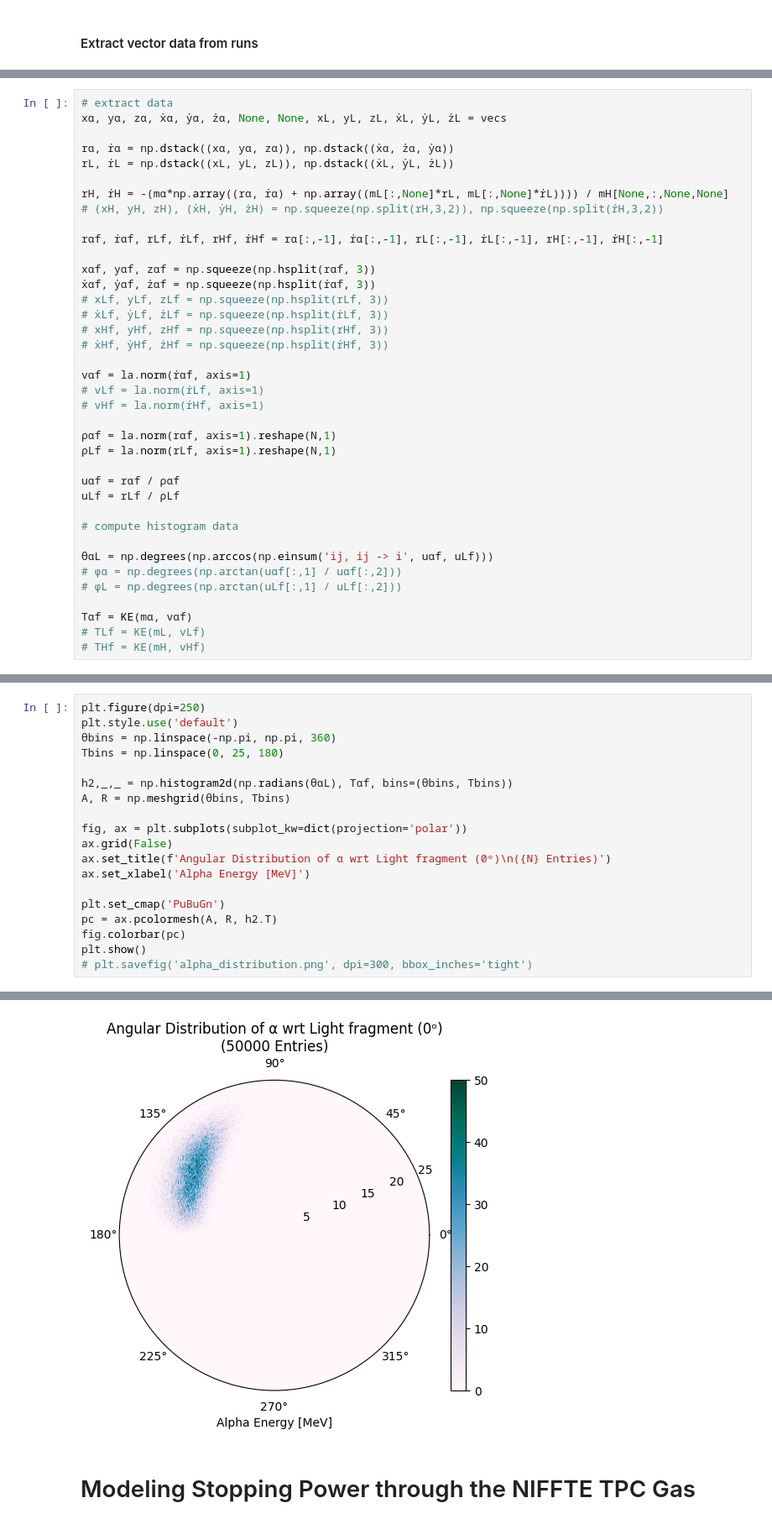
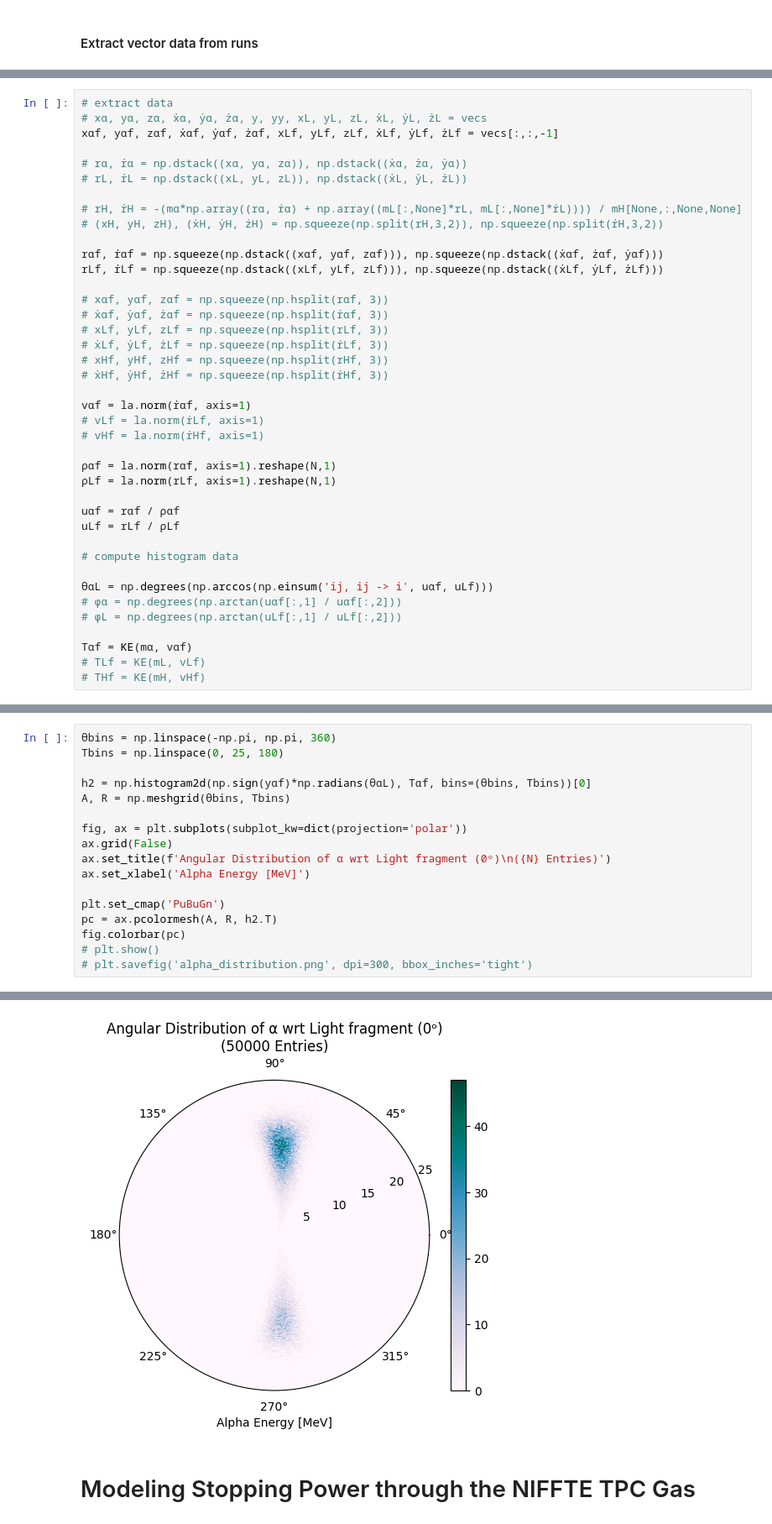
Before and after one commit to jfuzaroa/fission_sim, a Jupyter notebook: ternary_mcs.ipynb, the cells around one changed output, grey strips where cells are left out. Shown: that part at 84% size. Saved outputs shown, nothing was run; the diff lists cells and outputs as text.

```diff
--- a/ternary_mcs.ipynb
+++ b/ternary_mcs.ipynb
@@ -369,17 +360,19 @@ np.shape(vecs)
 # %%
 # extract data
-xα, yα, zα, ẋα, ẏα, żα, None, None, xL, yL, zL, ẋL, ẏL, żL = vecs
+# xα, yα, zα, ẋα, ẏα, żα, y, yy, xL, yL, zL, ẋL, ẏL, żL = vecs
+xαf, yαf, zαf, ẋαf, ẏαf, żαf, xLf, yLf, zLf, ẋLf, ẏLf, żLf = vecs[:,:,-1]
 
-rα, ṙα = np.dstack((xα, yα, zα)), np.dstack((ẋα, żα, ẏα))
-rL, ṙL = np.dstack((xL, yL, zL)), np.dstack((ẋL, ẏL, żL))
+# rα, ṙα = np.dstack((xα, yα, zα)), np.dstack((ẋα, żα, ẏα))
+# rL, ṙL = np.dstack((xL, yL, zL)), np.dstack((ẋL, ẏL, żL))
 
-rH, ṙH = -(mα*np.array((rα, ṙα) + np.array((mL[:,None]*rL, mL[:,None]*ṙL)))) / mH[None,:,None,None]
+# rH, ṙH = -(mα*np.array((rα, ṙα) + np.array((mL[:,None]*rL, mL[:,None]*ṙL)))) / mH[None,:,None,None]
 # (xH, yH, zH), (ẋH, ẏH, żH) = np.squeeze(np.split(rH,3,2)), np.squeeze(np.split(ṙH,3,2))
 
-rαf, ṙαf, rLf, ṙLf, rHf, ṙHf = rα[:,-1], ṙα[:,-1], rL[:,-1], ṙL[:,-1], rH[:,-1], ṙH[:,-1]
+rαf, ṙαf = np.squeeze(np.dstack((xαf, yαf, zαf))), np.squeeze(np.dstack((ẋαf, żαf, ẏαf)))
+rLf, ṙLf = np.squeeze(np.dstack((xLf, yLf, zLf))), np.squeeze(np.dstack((ẋLf, ẏLf, żLf)))
 
-xαf, yαf, zαf = np.squeeze(np.hsplit(rαf, 3))
-ẋαf, ẏαf, żαf = np.squeeze(np.hsplit(ṙαf, 3))
+# xαf, yαf, zαf = np.squeeze(np.hsplit(rαf, 3))
+# ẋαf, ẏαf, żαf = np.squeeze(np.hsplit(ṙαf, 3))
 # xLf, yLf, zLf = np.squeeze(np.hsplit(rLf, 3))
 # ẋLf, ẏLf, żLf = np.squeeze(np.hsplit(ṙLf, 3))
 # xHf, yHf, zHf = np.squeeze(np.hsplit(rHf, 3))
@@ -409,10 +404,8 @@ SyntaxError: invalid syntax. Maybe you meant '==' or ':=' instead of '='? (28554
 # %%
-plt.figure(dpi=250)
-plt.style.use('default')
 θbins = np.linspace(-np.pi, np.pi, 360)
 Tbins = np.linspace(0, 25, 180)
 
-h2,_,_ = np.histogram2d(np.radians(θαL), Tαf, bins=(θbins, Tbins))
+h2 = np.histogram2d(np.sign(yαf)*np.radians(θαL), Tαf, bins=(θbins, Tbins))[0]
 A, R = np.meshgrid(θbins, Tbins)
 
 fig, ax = plt.subplots(subplot_kw=dict(projection='polar'))
@@ -423,6 +416,6 @@ ax.set_xlabel('Alpha Energy [MeV]')
 plt.set_cmap('PuBuGn')
 pc = ax.pcolormesh(A, R, h2.T)
 fig.colorbar(pc)
-plt.show()
+# plt.show()
 # plt.savefig('alpha_distribution.png', dpi=300, bbox_inches='tight')
 # %% [output]
@@ -430,4 +423,4 @@ plt.show()
-[figure, old version]
+[figure, new version]
 # %% [markdown]
 # Modeling Stopping Power through the NIFFTE TPC Gas
 # %% [markdown]
```
Also changed, not shown: parts of 13 cells of this notebook.
